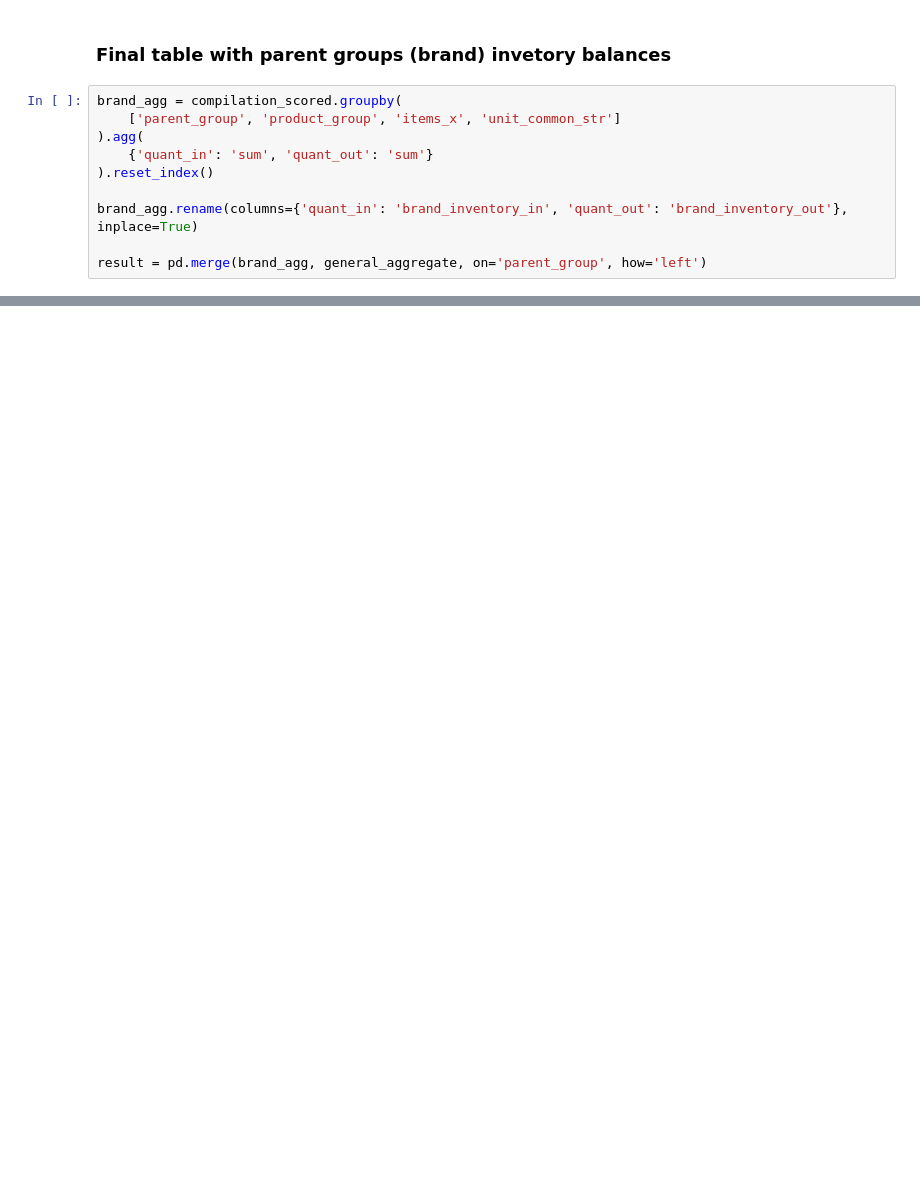
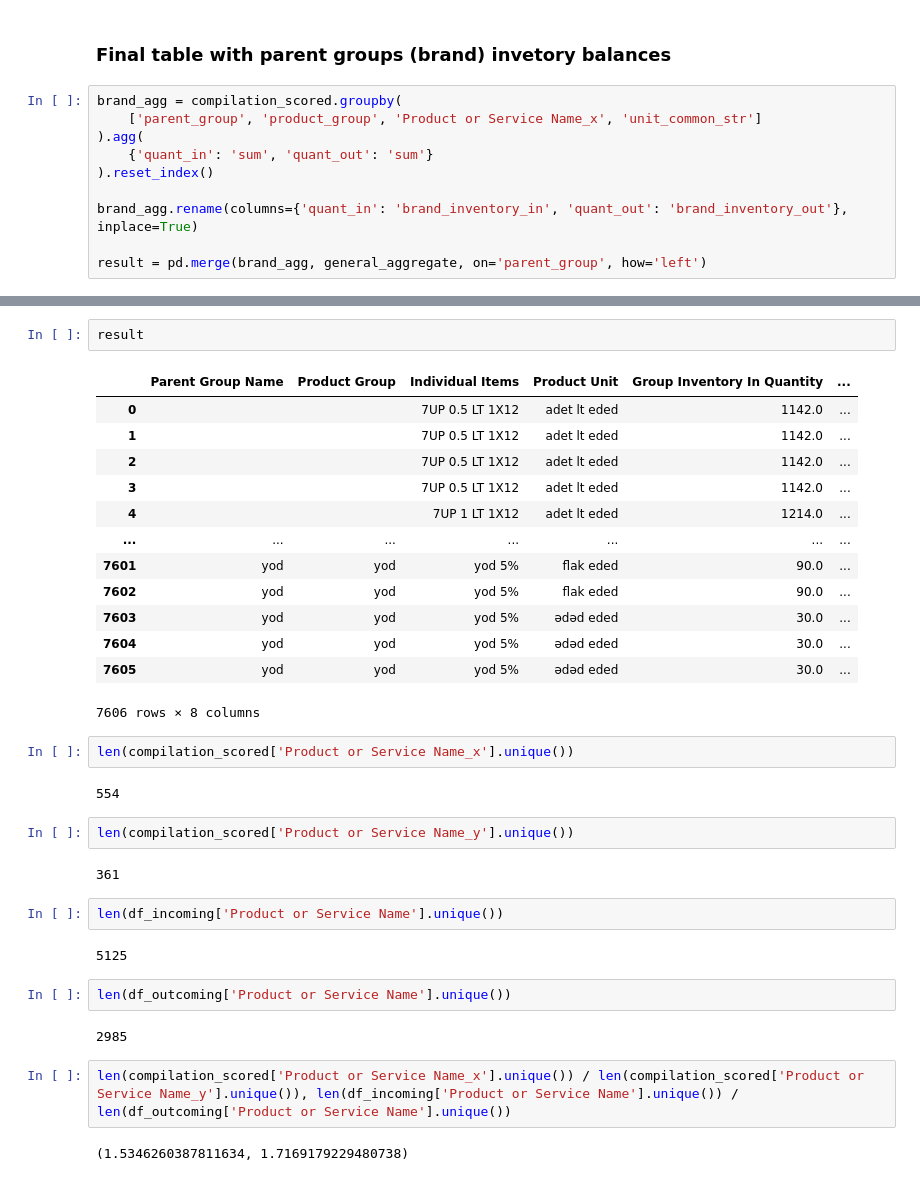
Before and after one commit to varsey/product-matching-case, a Jupyter notebook: demo.ipynb, the cells around one changed output, grey strips where cells are left out. Drawn from its saved outputs; the diff is of its cells as text; blank space fills up the shorter version.

```diff
--- a/demo.ipynb
+++ b/demo.ipynb
@@ -303,7 +303,7 @@ general_aggregate
 ### Final table with parent groups (brand) invetory balances
 # %%
 brand_agg = compilation_scored.groupby(
-    ['parent_group', 'product_group', 'items_x', 'unit_common_str']
+    ['parent_group', 'product_group', 'Product or Service Name_x', 'unit_common_str']
 ).agg(
     {'quant_in': 'sum', 'quant_out': 'sum'}
 ).reset_index()
@@ -334,0 +354,36 @@ result.groupby(
+# %%
+result
+# %% [output]
+|  | Parent Group Name | Product Group | Individual Items | Product Unit | Group Inventory In Quantity | ... |
+| 0 |  |  | 7UP 0.5 LT 1X12 | adet lt eded | 1142.0 | ... |
+| 1 |  |  | 7UP 0.5 LT 1X12 | adet lt eded | 1142.0 | ... |
+| 2 |  |  | 7UP 0.5 LT 1X12 | adet lt eded | 1142.0 | ... |
+| 3 |  |  | 7UP 0.5 LT 1X12 | adet lt eded | 1142.0 | ... |
+| 4 |  |  | 7UP 1 LT 1X12 | adet lt eded | 1214.0 | ... |
+| ... | ... | ... | ... | ... | ... | ... |
+| 7601 | yod | yod | yod 5% | flak eded | 90.0 | ... |
+| 7602 | yod | yod | yod 5% | flak eded | 90.0 | ... |
+| 7603 | yod | yod | yod 5% | ədəd eded | 30.0 | ... |
+| 7604 | yod | yod | yod 5% | ədəd eded | 30.0 | ... |
+| 7605 | yod | yod | yod 5% | ədəd eded | 30.0 | ... |
+7606 rows × 8 columns
+# %%
+len(compilation_scored['Product or Service Name_x'].unique())
+# %% [output]
+554
+# %%
+len(compilation_scored['Product or Service Name_y'].unique())
+# %% [output]
+361
+# %%
+len(df_incoming['Product or Service Name'].unique())
+# %% [output]
+5125
+# %%
+len(df_outcoming['Product or Service Name'].unique())
+# %% [output]
+2985
+# %%
+len(compilation_scored['Product or Service Name_x'].unique()) / len(compilation_scored['Product or Service Name_y'].unique()), len(df_incoming['Product or Service Name'].unique()) / len(df_outcoming['Product or Service Name'].unique())
+# %% [output]
+(1.5346260387811634, 1.7169179229480738)
```
Also changed, not shown: parts of 5 cells of this notebook.
